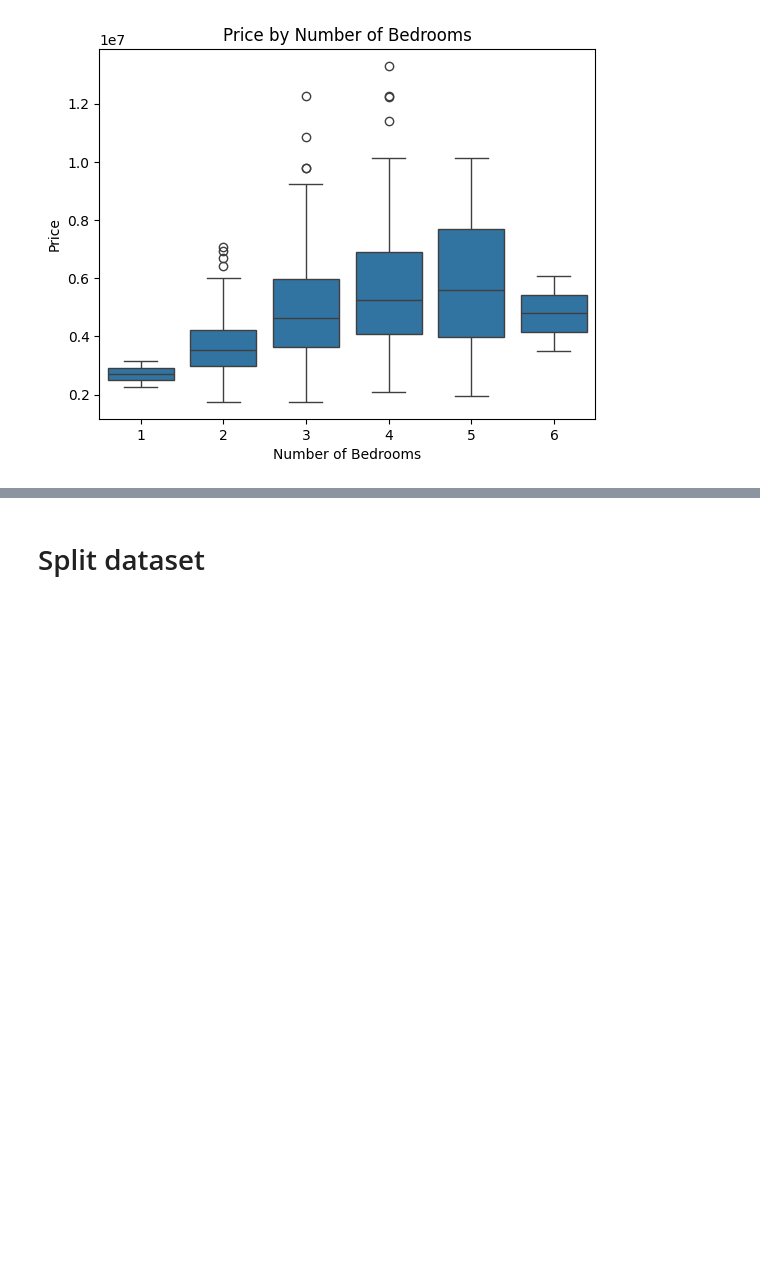
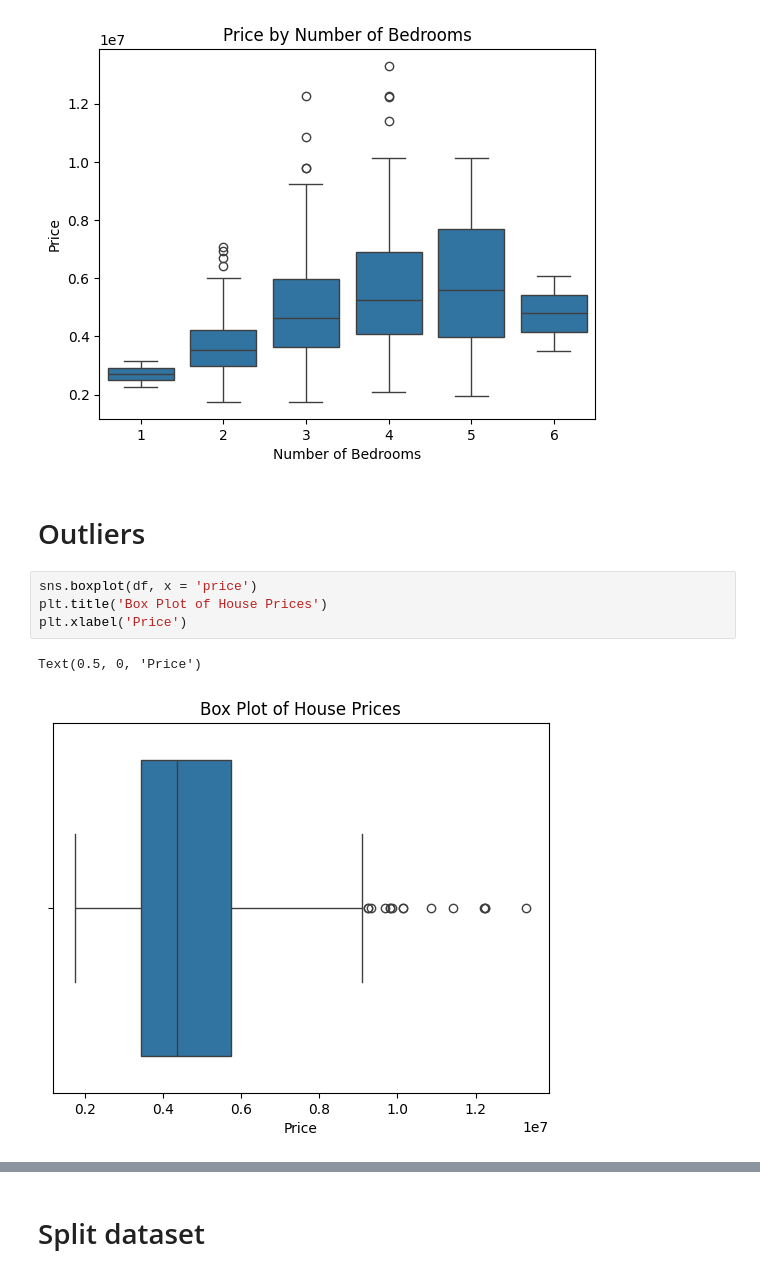
Before and after one commit to JherrerasPY/Project-001_House-Price-Prediction_Easy, a Jupyter notebook: house-price.ipynb, the cells around one changed output, grey strips where cells are left out. Saved outputs shown, nothing was run; the diff lists cells and outputs as text; blank space fills up the shorter version.

```diff
--- a/house-price.ipynb
+++ b/house-price.ipynb
@@ -261,3 +306,12 @@ plt.title("Price by Number of Bedrooms")
 plt.show()
 # %% [output]
 [figure]
+# %% [markdown]
+# Outliers
+# %%
+sns.boxplot(df, x = 'price')
+plt.title('Box Plot of House Prices')
+plt.xlabel('Price')
+# %% [output]
+Text(0.5, 0, 'Price')
+[figure, added]
```
Also changed, not shown: parts of 14 cells of this notebook.
